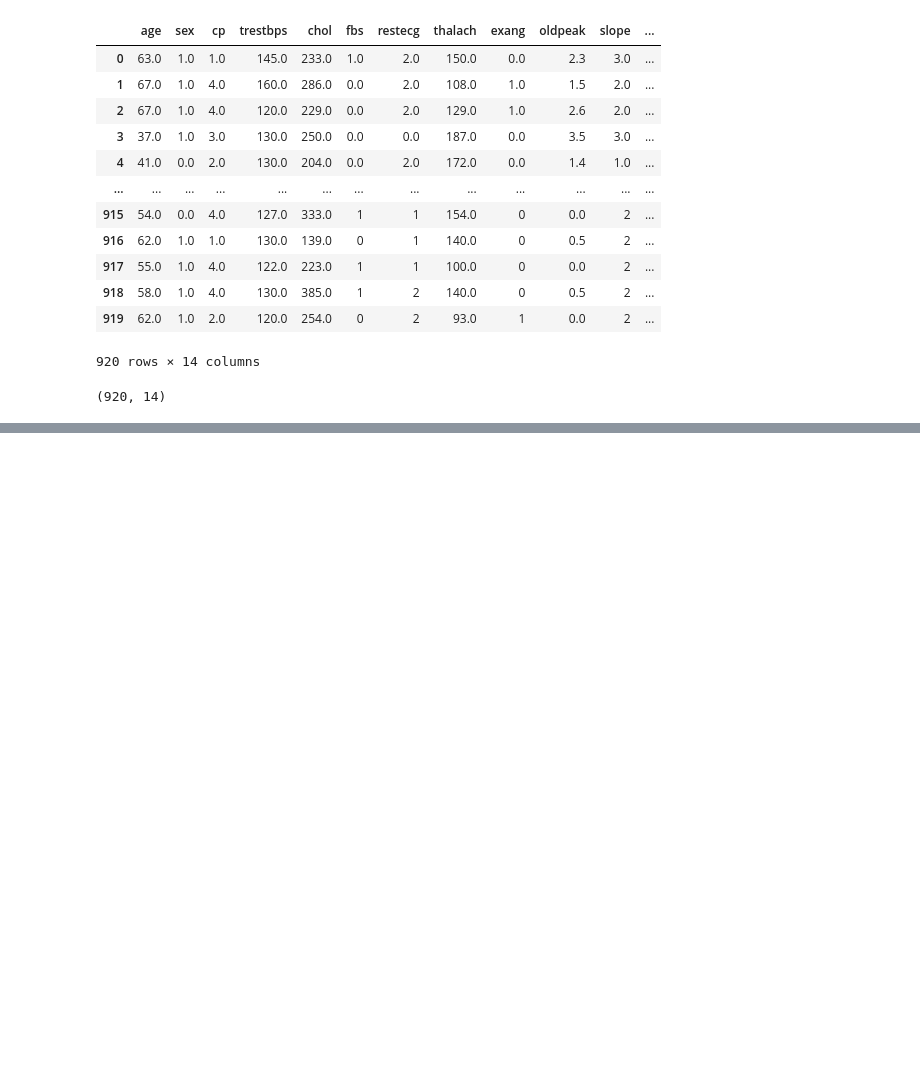
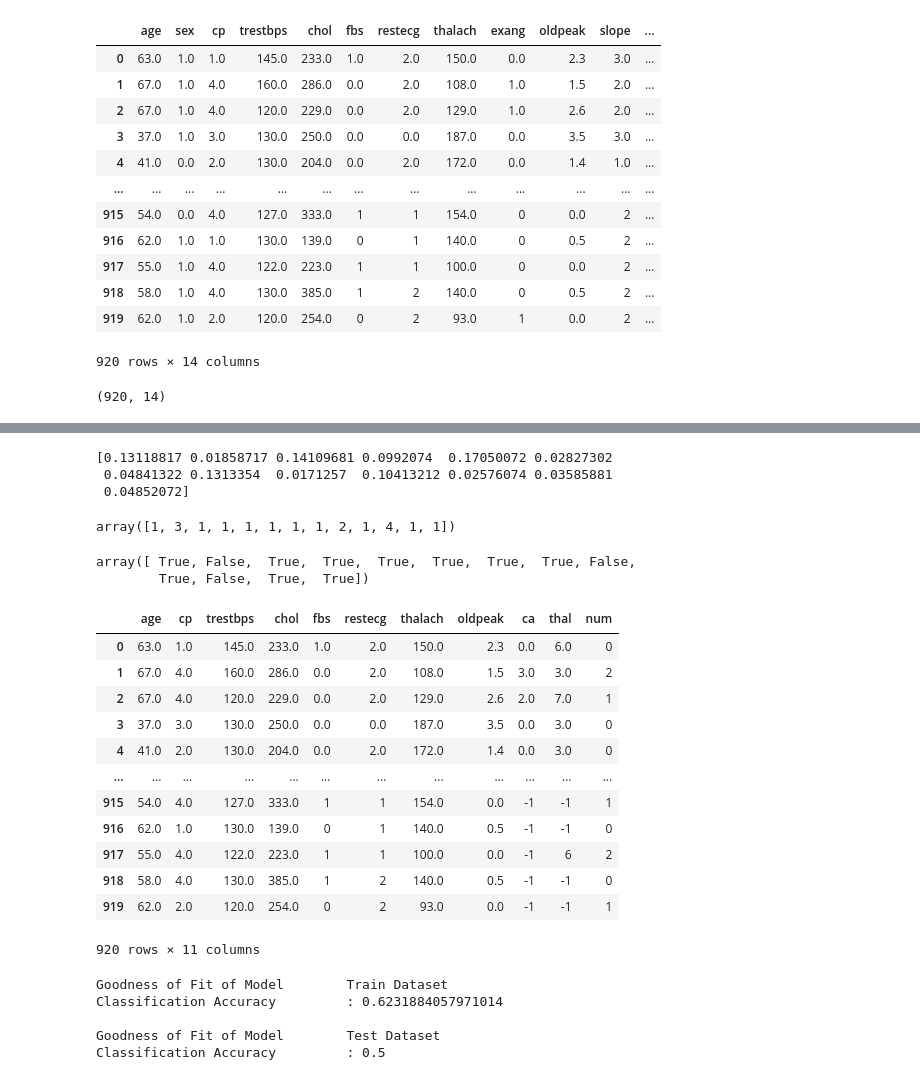
Before and after one commit to owennigel1/Machine-Learning-Based-Heart-Disease-Diagnosis, a Jupyter notebook: notebook.ipynb, the cells around one changed output, grey strips where cells are left out. Saved outputs shown, nothing was run; the diff lists cells and outputs as text; code cells hidden in the pictures; blank space fills up the shorter version.

```diff
--- a/notebook.ipynb
+++ b/notebook.ipynb
@@ -226,0 +307,47 @@ combined_df.shape
+# %%
+clf = DecisionTreeClassifier().fit(X, y)
+print(clf.feature_importances_)
+# %% [output]
+[0.13118817 0.01858717 0.14109681 0.0992074  0.17050072 0.02827302
+ 0.04841322 0.1313354  0.0171257  0.10413212 0.02576074 0.03585881
+ 0.04852072]
+# %%
+from sklearn.feature_selection import RFE
+
+# clf is the classifier (e.g., DecisionTreeClassifier) already defined
+selector = RFE(clf, n_features_to_select=10)
+selector = selector.fit(X, y)
+
+# Indicates which features were selected
+selected_features = selector.support_
+
+# Ranking of features
+ranking = selector.ranking_
+
+ranking
+# %% [output]
+array([1, 3, 1, 1, 1, 1, 1, 1, 2, 1, 4, 1, 1])
+# %%
+selected_features
+# %% [output]
+array([ True, False,  True,  True,  True,  True,  True,  True, False,
+        True, False,  True,  True])
+# %%
+importance = [True, False,  True,  True,  True, True, True,  True, False, True, False,  True,  True, True]
+selected_columns = combined_df.columns[importance]
+filtered_df = combined_df[selected_columns]
+filtered_df
+# %% [output]
+|  | age | cp | trestbps | chol | fbs | restecg | thalach | oldpeak | ca | thal | num |
+| 0 | 63.0 | 1.0 | 145.0 | 233.0 | 1.0 | 2.0 | 150.0 | 2.3 | 0.0 | 6.0 | 0 |
+| 1 | 67.0 | 4.0 | 160.0 | 286.0 | 0.0 | 2.0 | 108.0 | 1.5 | 3.0 | 3.0 | 2 |
+| 2 | 67.0 | 4.0 | 120.0 | 229.0 | 0.0 | 2.0 | 129.0 | 2.6 | 2.0 | 7.0 | 1 |
+| 3 | 37.0 | 3.0 | 130.0 | 250.0 | 0.0 | 0.0 | 187.0 | 3.5 | 0.0 | 3.0 | 0 |
+| 4 | 41.0 | 2.0 | 130.0 | 204.0 | 0.0 | 2.0 | 172.0 | 1.4 | 0.0 | 3.0 | 0 |
+| ... | ... | ... | ... | ... | ... | ... | ... | ... | ... | ... | ... |
+| 915 | 54.0 | 4.0 | 127.0 | 333.0 | 1 | 1 | 154.0 | 0.0 | -1 | -1 | 1 |
+| 916 | 62.0 | 1.0 | 130.0 | 139.0 | 0 | 1 | 140.0 | 0.5 | -1 | -1 | 0 |
+| 917 | 55.0 | 4.0 | 122.0 | 223.0 | 1 | 1 | 100.0 | 0.0 | -1 | 6 | 2 |
+| 918 | 58.0 | 4.0 | 130.0 | 385.0 | 1 | 2 | 140.0 | 0.5 | -1 | -1 | 0 |
+| 919 | 62.0 | 2.0 | 120.0 | 254.0 | 0 | 2 | 93.0 | 0.0 | -1 | -1 | 1 |
+920 rows × 11 columns
@@ -226,0 +374,16 @@ combined_df.shape
+# %%
+# Check the Goodness of Fit (on Train Data)
+print("Goodness of Fit of Model \tTrain Dataset")
+print("Classification Accuracy \t:", dectree.score(X_train, y_train))
+print()
+
+# Check the Goodness of Fit (on Test Data)
+print("Goodness of Fit of Model \tTest Dataset")
+print("Classification Accuracy \t:", dectree.score(X_test, y_test))
+print()
+# %% [output]
+Goodness of Fit of Model        Train Dataset
+Classification Accuracy         : 0.6231884057971014
+
+Goodness of Fit of Model        Test Dataset
+Classification Accuracy         : 0.5
```
Also changed, not shown: parts of 10 cells of this notebook, 1 other file.
